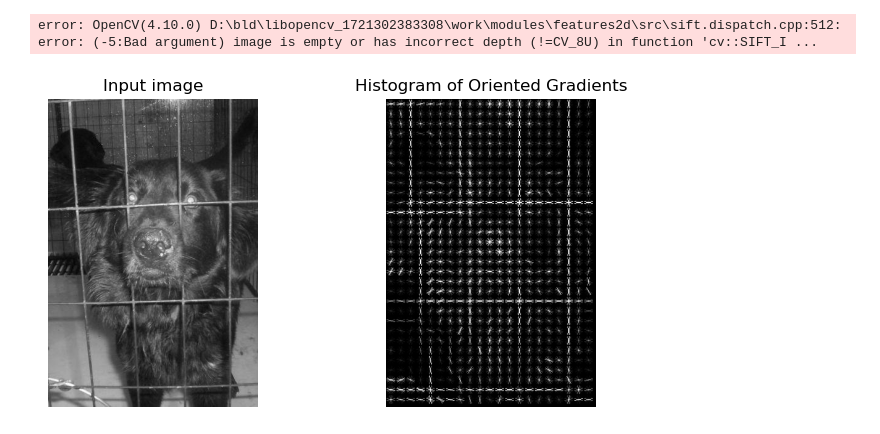
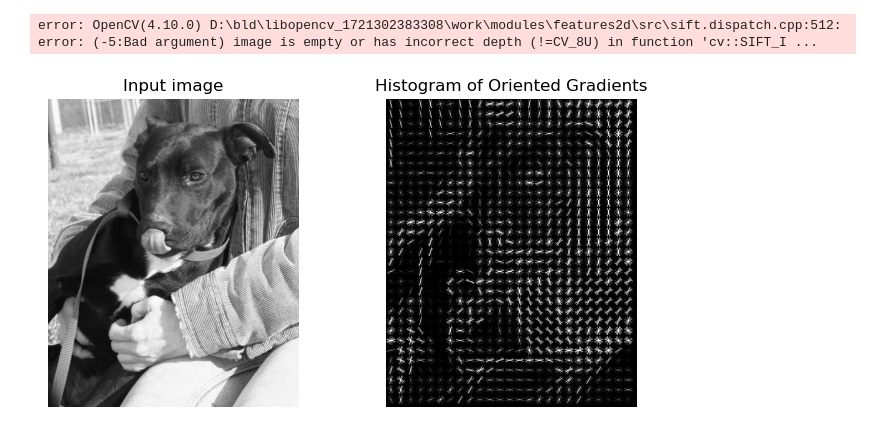
Before and after one commit to Daban4/TrabajoVsion, a Jupyter notebook: HOG.ipynb, the cells around one changed output. Cells and saved outputs as stored; diff of their text form; code cells hidden in the pictures.

```diff
--- a/HOG.ipynb
+++ b/HOG.ipynb
@@ -186,7 +186,7 @@ from skimage import exposure
 import cv2
 
 # Cargar la imagen en escala de grises
-image = cv2.imread('cat_dog_100/train/dog/dog.10059.jpg', 0)
+image = cv2.imread('cat_dog_100/train/dog/dog.10049.jpg', 0)
 
 # Calcular el HOG y su visualización
 fd, hog_image = hog(
@@ -203,31 +203,31 @@ hog_image_rescaled = exposure.rescale_intensity(hog_image, in_range=(0, 10))
 # Visualizar la imagen original y la HOG
 fig, (ax1, ax2) = plt.subplots(1, 2, figsize=(8, 4), sharex=True, sharey=True)
 ax1.axis('off')
 ax1.imshow(image, cmap=plt.cm.gray)
 ax1.set_title('Input image')
 
 ax2.axis('off')
 ax2.imshow(hog_image_rescaled, cmap=plt.cm.gray)
 ax2.set_title('Histogram of Oriented Gradients')
 plt.show()
 
 # Convertir a formato CV_8U (esperado por SIFT)
 hog_image_uint8 = np.uint8(hog_image_rescaled * 255)
 
 # Inicializar SIFT
 sift = cv2.SIFT_create()
 
 # Detectar keypoints
 kp = sift.detect(hog_image_uint8, None)
 
 # Dibujar keypoints en la imagen
 img_with_keypoints = cv2.drawKeypoints(hog_image_uint8, kp, None, flags=cv2.DRAW_MATCHES_FLAGS_DRAW_RICH_KEYPOINTS)
 
 # Guardar y mostrar la imagen con keypoints
 cv2.imwrite('sift_keypoints.jpg', img_with_keypoints)
 
 cv2.imshow('SIFT Keypoints', img_with_keypoints)
 cv2.waitKey(0)
 cv2.destroyAllWindows()
 # %% [output]
-[figure, old version]
+[figure, new version]
```
Also changed, not shown: 3 other files.
